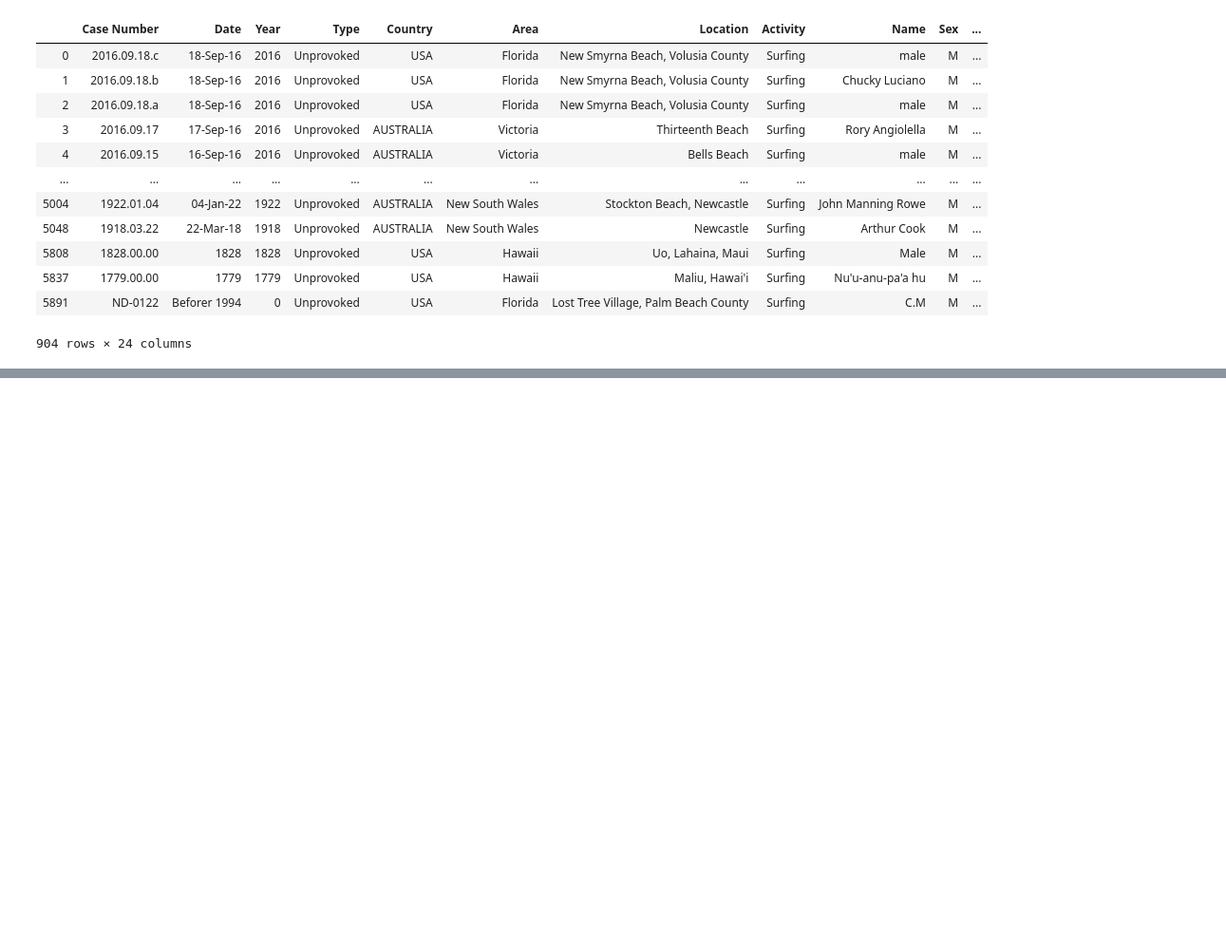
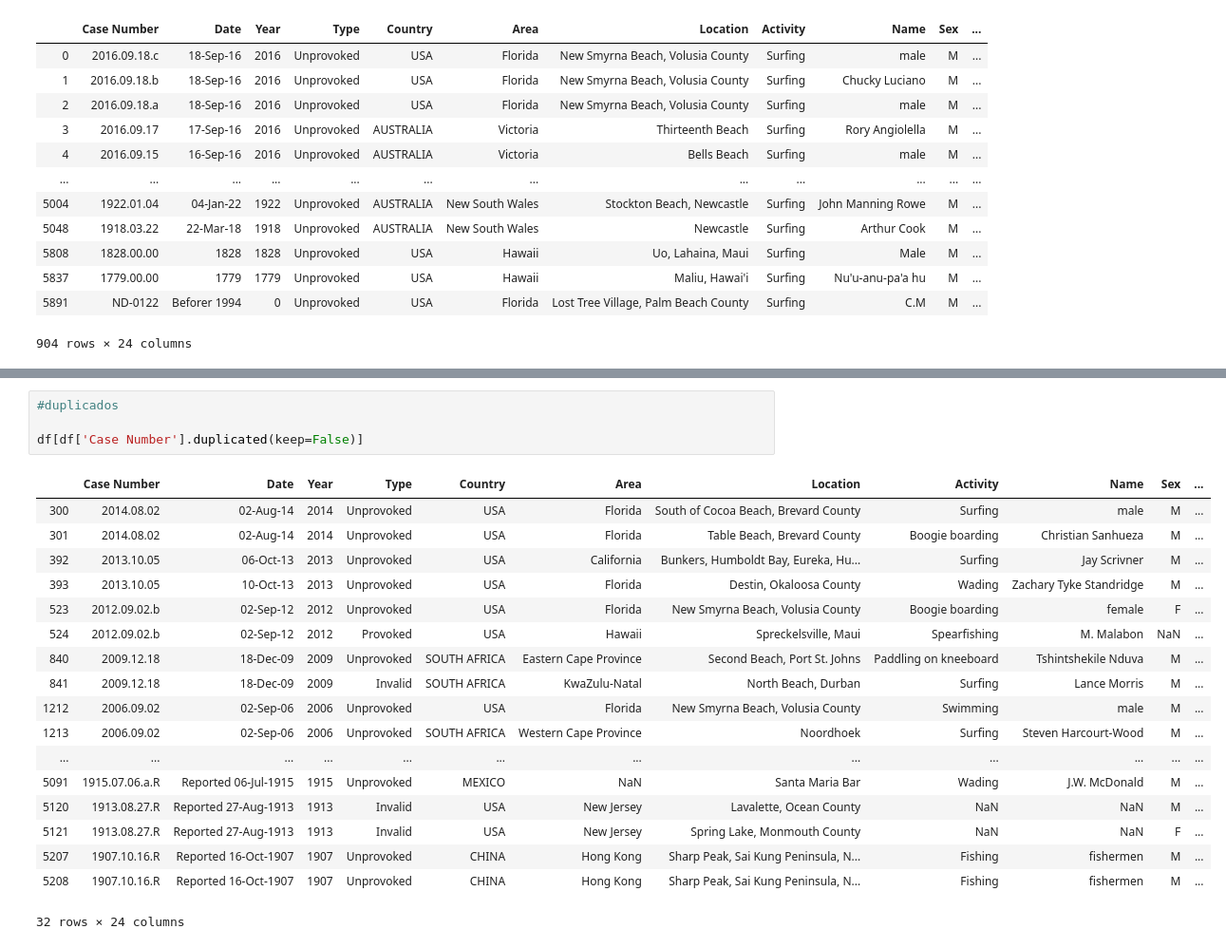
Before and after one commit to patricrp/Shark_Analysis, a Jupyter notebook: Shark_Analysis_Pandas.ipynb, the cells around one changed output, grey strips where cells are left out. Shown: that part at 95% size. Saved outputs shown, nothing was run; the diff lists cells and outputs as text; blank space fills up the shorter version.

```diff
--- a/Shark_Analysis_Pandas.ipynb
+++ b/Shark_Analysis_Pandas.ipynb
@@ -139,0 +423,23 @@ di = df['']
+# %%
+#duplicados
+
+df[df['Case Number'].duplicated(keep=False)]
+# %% [output]
+|  | Case Number | Date | Year | Type | Country | Area | Location | Activity | Name | Sex | ... |
+| 300 | 2014.08.02 | 02-Aug-14 | 2014 | Unprovoked | USA | Florida | South of Cocoa Beach, Brevard County | Surfing | male | M | ... |
+| 301 | 2014.08.02 | 02-Aug-14 | 2014 | Unprovoked | USA | Florida | Table Beach, Brevard County | Boogie boarding | Christian Sanhueza | M | ... |
+| 392 | 2013.10.05 | 06-Oct-13 | 2013 | Unprovoked | USA | California | Bunkers, Humboldt Bay, Eureka, Hu... | Surfing | Jay Scrivner | M | ... |
+| 393 | 2013.10.05 | 10-Oct-13 | 2013 | Unprovoked | USA | Florida | Destin, Okaloosa County | Wading | Zachary Tyke Standridge | M | ... |
+| 523 | 2012.09.02.b | 02-Sep-12 | 2012 | Unprovoked | USA | Florida | New Smyrna Beach, Volusia County | Boogie boarding | female | F | ... |
+| 524 | 2012.09.02.b | 02-Sep-12 | 2012 | Provoked | USA | Hawaii | Spreckelsville, Maui | Spearfishing | M. Malabon | NaN | ... |
+| 840 | 2009.12.18 | 18-Dec-09 | 2009 | Unprovoked | SOUTH AFRICA | Eastern Cape Province | Second Beach, Port St. Johns | Paddling on kneeboard | Tshintshekile Nduva | M | ... |
+| 841 | 2009.12.18 | 18-Dec-09 | 2009 | Invalid | SOUTH AFRICA | KwaZulu-Natal | North Beach, Durban | Surfing | Lance Morris | M | ... |
+| 1212 | 2006.09.02 | 02-Sep-06 | 2006 | Unprovoked | USA | Florida | New Smyrna Beach, Volusia County | Swimming | male | M | ... |
+| 1213 | 2006.09.02 | 02-Sep-06 | 2006 | Unprovoked | SOUTH AFRICA | Western Cape Province | Noordhoek | Surfing | Steven Harcourt-Wood | M | ... |
+| ... | ... | ... | ... | ... | ... | ... | ... | ... | ... | ... | ... |
+| 5091 | 1915.07.06.a.R | Reported 06-Jul-1915 | 1915 | Unprovoked | MEXICO | NaN | Santa Maria Bar | Wading | J.W. McDonald | M | ... |
+| 5120 | 1913.08.27.R | Reported 27-Aug-1913 | 1913 | Invalid | USA | New Jersey | Lavalette, Ocean County | NaN | NaN | M | ... |
+| 5121 | 1913.08.27.R | Reported 27-Aug-1913 | 1913 | Invalid | USA | New Jersey | Spring Lake, Monmouth County | NaN | NaN | F | ... |
+| 5207 | 1907.10.16.R | Reported 16-Oct-1907 | 1907 | Unprovoked | CHINA | Hong Kong | Sharp Peak, Sai Kung Peninsula, N... | Fishing | fishermen | M | ... |
+| 5208 | 1907.10.16.R | Reported 16-Oct-1907 | 1907 | Unprovoked | CHINA | Hong Kong | Sharp Peak, Sai Kung Peninsula, N... | Fishing | fishermen | M | ... |
+32 rows × 24 columns
```
Also changed, not shown: parts of 27 cells of this notebook, 1 other file.
